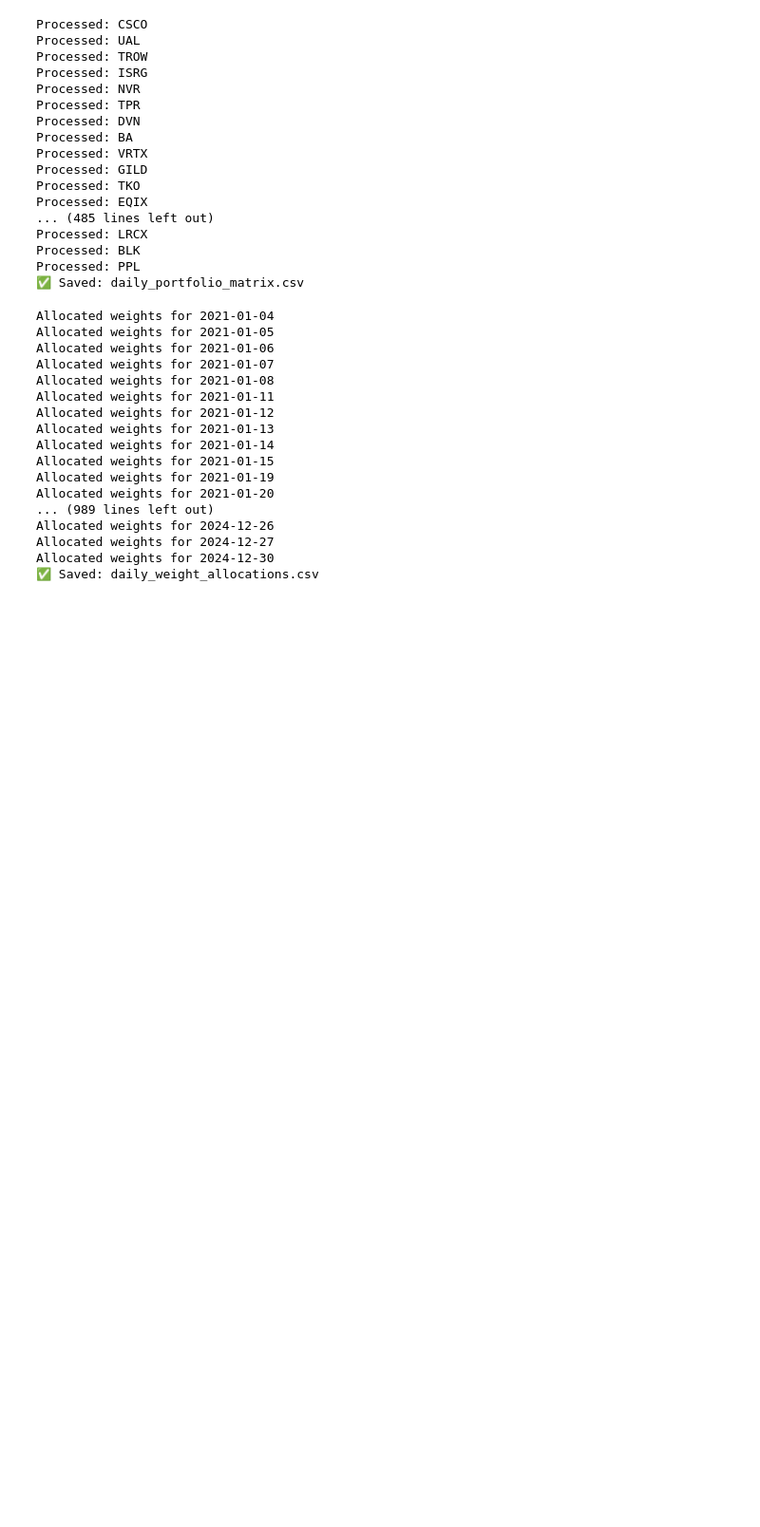
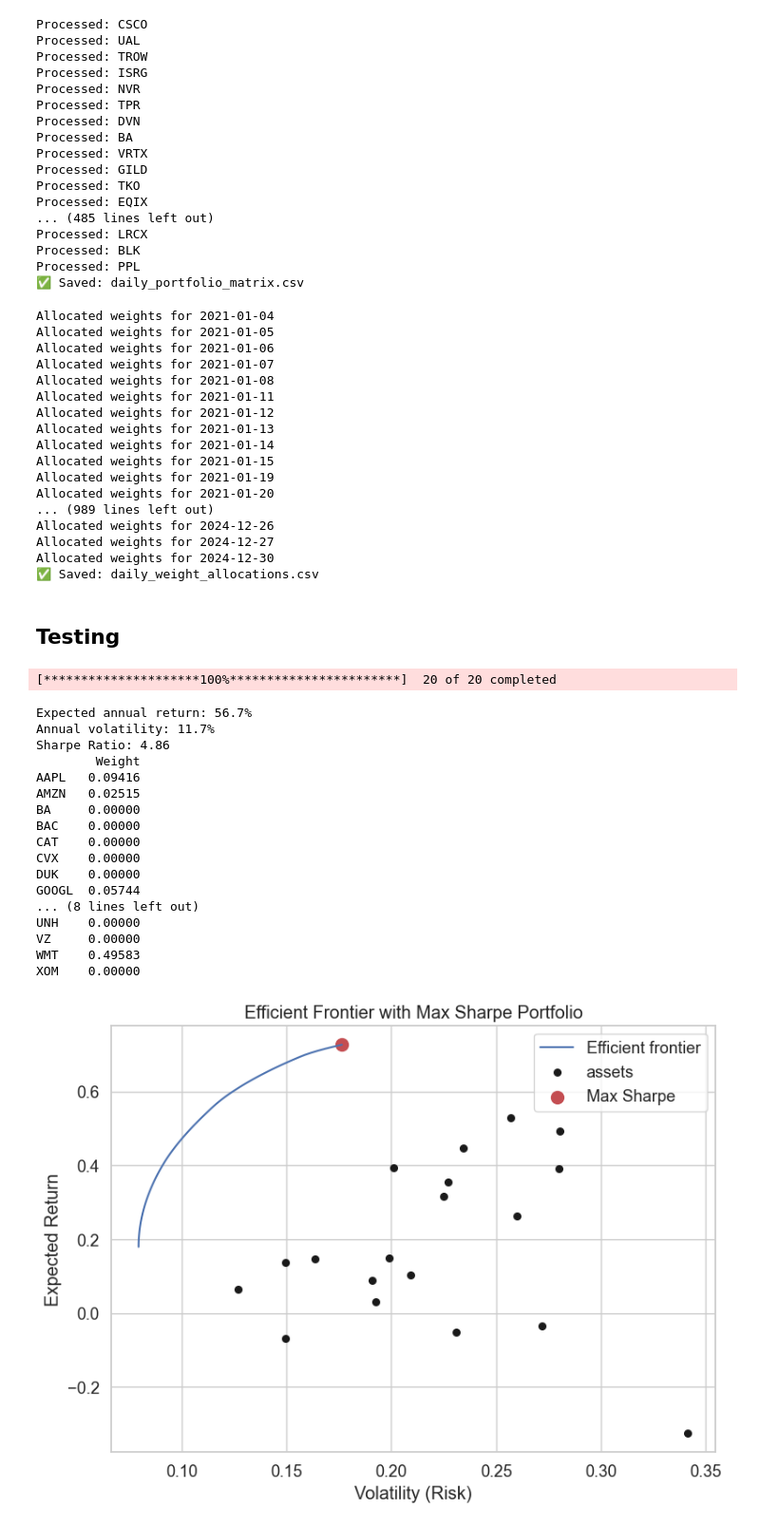
Before and after one commit to TejasLohia21/Quantfin_Hackrush, a Jupyter notebook: 1_code.ipynb, the cells around one changed output. Shown at 95% size. Drawn from its saved outputs; the diff is of its cells as text; code cells hidden in the pictures; blank space fills up the shorter version.

```diff
--- a/1_code.ipynb
+++ b/1_code.ipynb
@@ -1083,0 +1110,68 @@ Allocated weights for 2024-12-30
+# %% [markdown]
+## Testing
+# %%
+import yfinance as yf
+import pandas as pd
+import numpy as np
+import matplotlib.pyplot as plt
+from pypfopt import EfficientFrontier, risk_models, expected_returns, plotting
+
+# List of selected stocks
+tickers = ["AAPL", "MSFT", "GOOGL", "AMZN", "JPM", "BAC", "GS", "JNJ", "PFE", "UNH",
+           "PG", "KO", "WMT", "XOM", "CVX", "BA", "CAT", "VZ", "T", "DUK"]
+
+# Fetch historical adjusted close prices
+data = yf.download(tickers, start="2024-01-01", end="2025-01-06")["Close"]
+
+# Drop any columns with too much missing data and fill forward
+data = data.dropna(axis=1, how="any").fillna(method='ffill')
+
+# Calculate expected returns and sample covariance
+mu = expected_returns.mean_historical_return(data)       # Annualized mean returns
+S = risk_models.sample_cov(data)                         # Sample covariance matrix
+
+# Optimize for maximum Sharpe ratio
+ef = EfficientFrontier(mu, S)
+weights = ef.max_sharpe()
+cleaned_weights = ef.clean_weights()
+performance = ef.portfolio_performance(verbose=True)
+
+# Display weights in a DataFrame
+weights_df = pd.DataFrame.from_dict(cleaned_weights, orient='index', columns=["Weight"])
+print(weights_df)
+
+# Plot the efficient frontier
+ef = EfficientFrontier(mu, S)
+fig, ax = plt.subplots(figsize=(8,6))
+plotting.plot_efficient_frontier(ef, ax=ax, show_assets=True)
+
+# Add the maximum Sharpe ratio point
+ret_sharpe, std_sharpe, _ = ef.portfolio_performance()
+ax.scatter(std_sharpe, ret_sharpe, marker="o", s=100, c="r", label="Max Sharpe")
+ax.legend()
+plt.title("Efficient Frontier with Max Sharpe Portfolio")
+plt.xlabel("Volatility (Risk)")
+plt.ylabel("Expected Return")
+plt.grid(True)
+plt.tight_layout()
+plt.show()
+# %% [output]
+[*********************100%***********************]  20 of 20 completed
+Expected annual return: 56.7%
+Annual volatility: 11.7%
+Sharpe Ratio: 4.86
+        Weight
+AAPL   0.09416
+AMZN   0.02515
+BA     0.00000
+BAC    0.00000
+CAT    0.00000
+CVX    0.00000
+DUK    0.00000
+GOOGL  0.05744
+... (8 lines left out)
+UNH    0.00000
+VZ     0.00000
+WMT    0.49583
+XOM    0.00000
+[figure, added]
```
Also changed, not shown: parts of 4 cells of this notebook, 1 other file.
